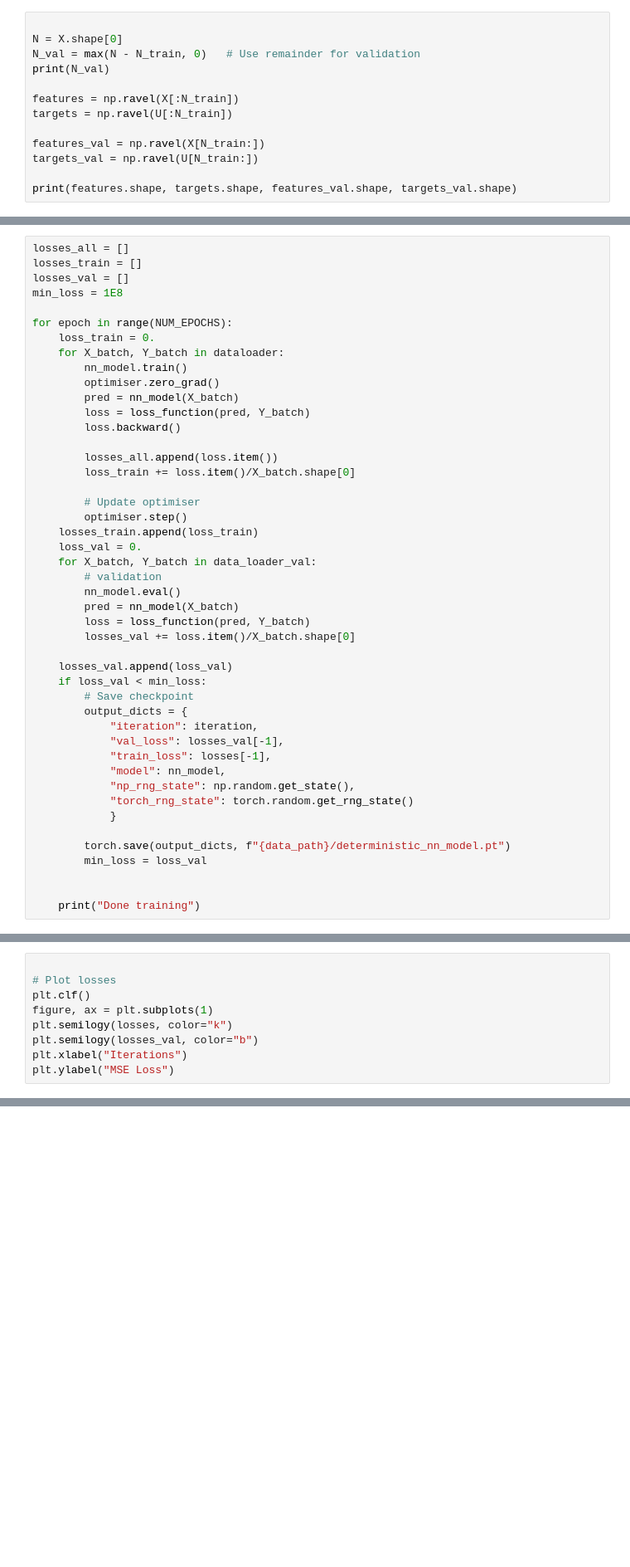
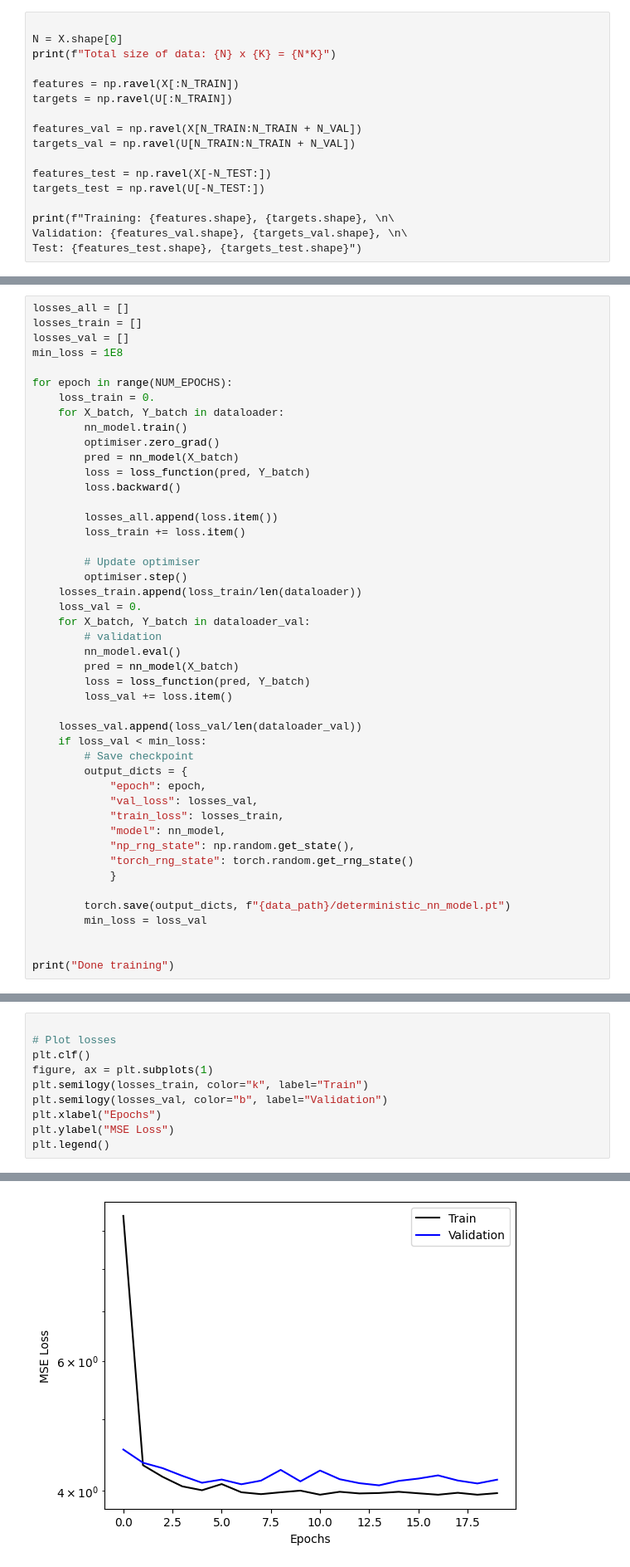
Before and after one commit to lm2612/L96_UQ, a Jupyter notebook: notebooks/2_train_deterministic_NN.ipynb, the cells around one changed output, grey strips where cells are left out. Shown at 83% size. Drawn from its saved outputs; the diff is of its cells as text; blank space fills up the shorter version.

```diff
--- a/notebooks/2_train_deterministic_NN.ipynb
+++ b/notebooks/2_train_deterministic_NN.ipynb
@@ -60,14 +88,18 @@ NUM_EPOCHS = 20
 # %%
 
 N = X.shape[0]
-N_val = max(N - N_train, 0)   # Use remainder for validation
-print(N_val)
+print(f"Total size of data: {N} x {K} = {N*K}")
 
-features = np.ravel(X[:N_train])
-targets = np.ravel(U[:N_train])
+features = np.ravel(X[:N_TRAIN])
+targets = np.ravel(U[:N_TRAIN])
 
-features_val = np.ravel(X[N_train:])
-targets_val = np.ravel(U[N_train:])
+features_val = np.ravel(X[N_TRAIN:N_TRAIN + N_VAL])
+targets_val = np.ravel(U[N_TRAIN:N_TRAIN + N_VAL])
 
-print(features.shape, targets.shape, features_val.shape, targets_val.shape)
+features_test = np.ravel(X[-N_TEST:])
+targets_test = np.ravel(U[-N_TEST:])
+
+print(f"Training: {features.shape}, {targets.shape}, \n\
+Validation: {features_val.shape}, {targets_val.shape}, \n\
+Test: {features_test.shape}, {targets_test.shape}")
 # %% [output]
@@ -112,26 +163,26 @@ for epoch in range(NUM_EPOCHS):
         loss.backward()
 
         losses_all.append(loss.item())
-        loss_train += loss.item()/X_batch.shape[0]
+        loss_train += loss.item()
 
         # Update optimiser
         optimiser.step()
-    losses_train.append(loss_train)
+    losses_train.append(loss_train/len(dataloader))
     loss_val = 0.
-    for X_batch, Y_batch in data_loader_val:
+    for X_batch, Y_batch in dataloader_val:
         # validation
         nn_model.eval()
         pred = nn_model(X_batch)
         loss = loss_function(pred, Y_batch)
-        losses_val += loss.item()/X_batch.shape[0]
+        loss_val += loss.item()
 
-    losses_val.append(loss_val)
+    losses_val.append(loss_val/len(dataloader_val))
     if loss_val < min_loss:
         # Save checkpoint
         output_dicts = {
-            "iteration": iteration,
-            "val_loss": losses_val[-1],
-            "train_loss": losses[-1],
+            "epoch": epoch,
+            "val_loss": losses_val,
+            "train_loss": losses_train,
             "model": nn_model,
             "np_rng_state": np.random.get_state(),
             "torch_rng_state": torch.random.get_rng_state()
@@ -141,5 +192,5 @@ for epoch in range(NUM_EPOCHS):
         min_loss = loss_val
 
 
-    print("Done training")
+print("Done training")
 # %% [output]
@@ -149,7 +200,9 @@ NameError: name 'optimiser' is not defined
 # Plot losses
 plt.clf()
 figure, ax = plt.subplots(1)
-plt.semilogy(losses, color="k")
-plt.semilogy(losses_val, color="b")
-plt.xlabel("Iterations")
+plt.semilogy(losses_train, color="k", label="Train")
+plt.semilogy(losses_val, color="b", label="Validation")
+plt.xlabel("Epochs")
 plt.ylabel("MSE Loss")
+plt.legend()
+# %% [output]
@@ -155,0 +211 @@ plt.ylabel("MSE Loss")
+[figure, added]
```
Also changed, not shown: parts of 23 cells of this notebook, 4 other files.
